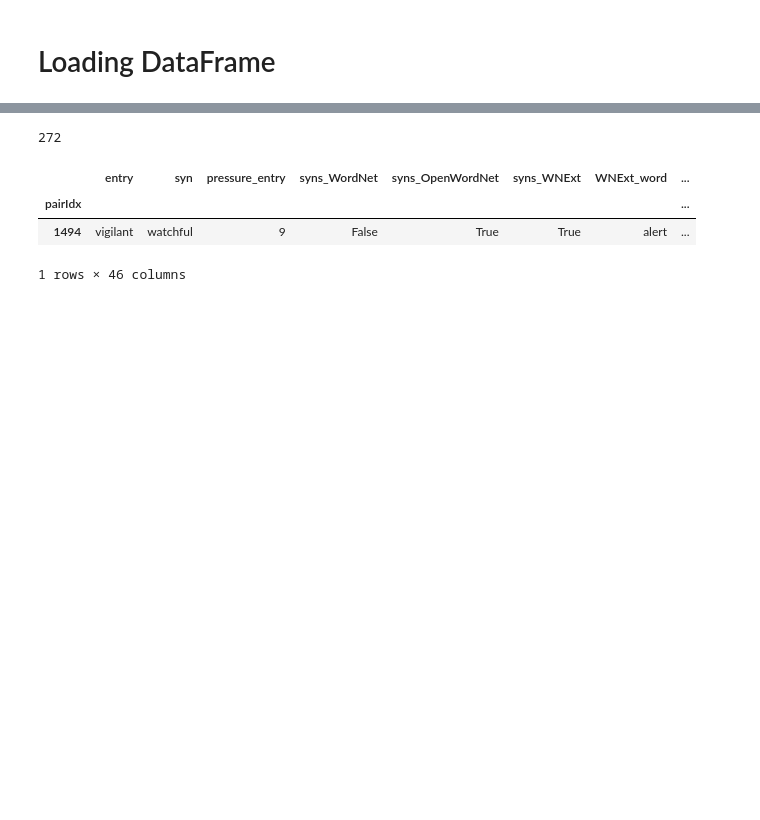
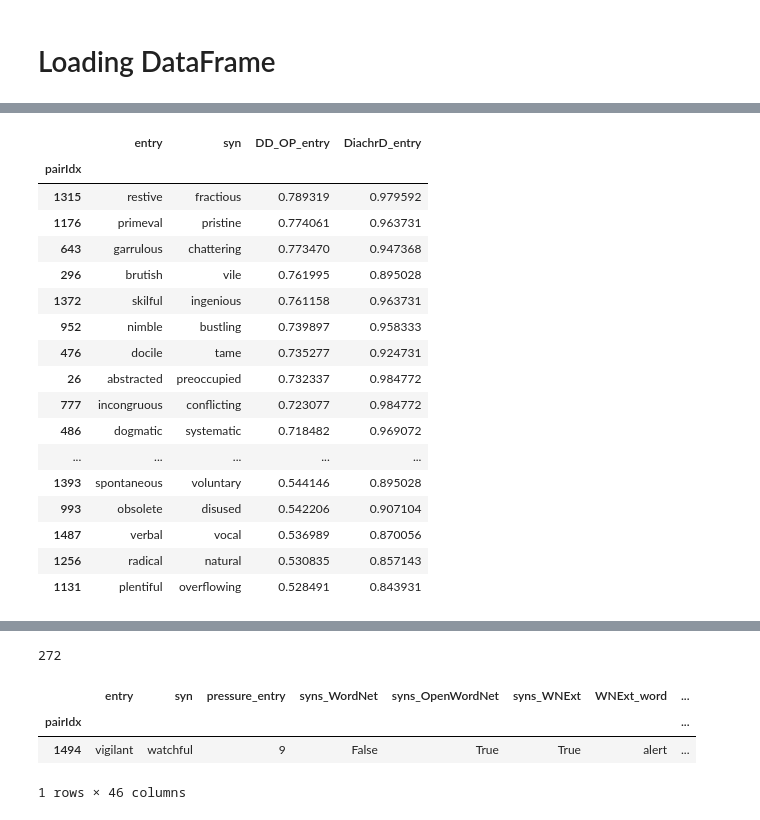
Before and after one commit to blietard/synonyms-semchange, a Jupyter notebook: analysing_synpairs.ipynb, the cells around one changed output, grey strips where cells are left out. Saved outputs shown, nothing was run; the diff lists cells and outputs as text; code cells hidden in the pictures; blank space fills up the shorter version.

```diff
--- a/analysing_synpairs.ipynb
+++ b/analysing_synpairs.ipynb
@@ -44,0 +71,21 @@ synpairs_df
+# %%
+synpairs_df.sort_values('DD_OP_entry', ascending=False)[['entry','syn','DD_OP_entry', 'DiachrD_entry']].drop_duplicates('entry').head(50)
+# %% [output]
+|  | entry | syn | DD_OP_entry | DiachrD_entry |
+| pairIdx |  |  |  |  |
+| 1315 | restive | fractious | 0.789319 | 0.979592 |
+| 1176 | primeval | pristine | 0.774061 | 0.963731 |
+| 643 | garrulous | chattering | 0.773470 | 0.947368 |
+| 296 | brutish | vile | 0.761995 | 0.895028 |
+| 1372 | skilful | ingenious | 0.761158 | 0.963731 |
+| 952 | nimble | bustling | 0.739897 | 0.958333 |
+| 476 | docile | tame | 0.735277 | 0.924731 |
+| 26 | abstracted | preoccupied | 0.732337 | 0.984772 |
+| 777 | incongruous | conflicting | 0.723077 | 0.984772 |
+| 486 | dogmatic | systematic | 0.718482 | 0.969072 |
+| ... | ... | ... | ... | ... |
+| 1393 | spontaneous | voluntary | 0.544146 | 0.895028 |
+| 993 | obsolete | disused | 0.542206 | 0.907104 |
+| 1487 | verbal | vocal | 0.536989 | 0.870056 |
+| 1256 | radical | natural | 0.530835 | 0.857143 |
+| 1131 | plentiful | overflowing | 0.528491 | 0.843931 |
```
Also changed, not shown: parts of 5 cells of this notebook, 8 other files.
